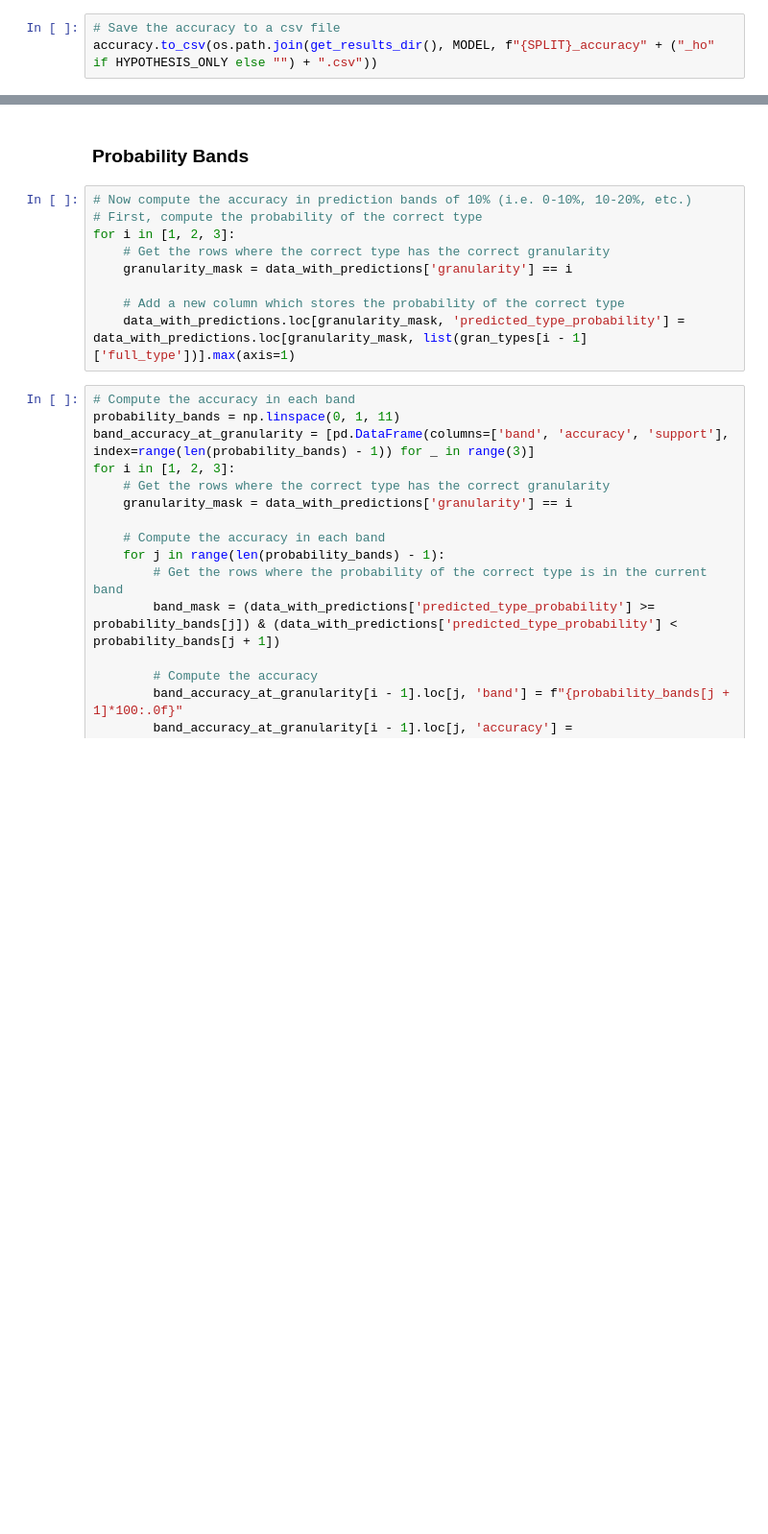
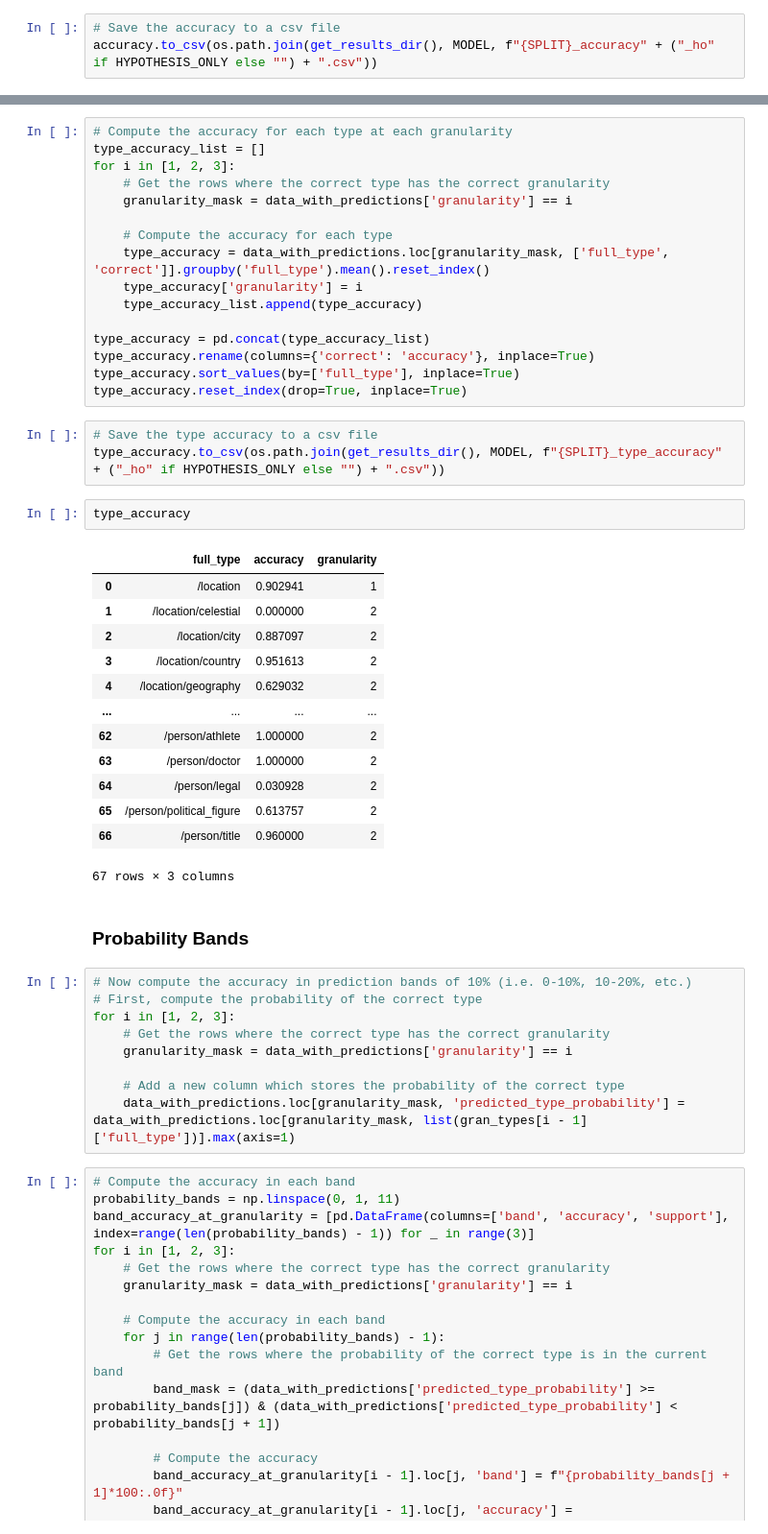
Before and after one commit to psaegert/nli-nec, a Jupyter notebook: notebooks/evaluate.ipynb, the cells around one changed output, grey strips where cells are left out. Shown at 96% size. Saved outputs shown, nothing was run; the diff lists cells and outputs as text; blank space fills up the shorter version.

```diff
--- a/notebooks/evaluate.ipynb
+++ b/notebooks/evaluate.ipynb
@@ -107,3 +107,38 @@ accuracy.to_csv(os.path.join(get_results_dir(), MODEL, f"{SPLIT}_accuracy" + ("_
+# %%
+# Compute the accuracy for each type at each granularity
+type_accuracy_list = []
+for i in [1, 2, 3]:
+    # Get the rows where the correct type has the correct granularity
+    granularity_mask = data_with_predictions['granularity'] == i
+
+    # Compute the accuracy for each type
+    type_accuracy = data_with_predictions.loc[granularity_mask, ['full_type', 'correct']].groupby('full_type').mean().reset_index()
+    type_accuracy['granularity'] = i
+    type_accuracy_list.append(type_accuracy)
+
+type_accuracy = pd.concat(type_accuracy_list)
+type_accuracy.rename(columns={'correct': 'accuracy'}, inplace=True)
+type_accuracy.sort_values(by=['full_type'], inplace=True)
+type_accuracy.reset_index(drop=True, inplace=True)
+# %%
+# Save the type accuracy to a csv file
+type_accuracy.to_csv(os.path.join(get_results_dir(), MODEL, f"{SPLIT}_type_accuracy" + ("_ho" if HYPOTHESIS_ONLY else "") + ".csv"))
+# %%
+type_accuracy
+# %% [output]
+|  | full_type | accuracy | granularity |
+| 0 | /location | 0.902941 | 1 |
+| 1 | /location/celestial | 0.000000 | 2 |
+| 2 | /location/city | 0.887097 | 2 |
+| 3 | /location/country | 0.951613 | 2 |
+| 4 | /location/geography | 0.629032 | 2 |
+| ... | ... | ... | ... |
+| 62 | /person/athlete | 1.000000 | 2 |
+| 63 | /person/doctor | 1.000000 | 2 |
+| 64 | /person/legal | 0.030928 | 2 |
+| 65 | /person/political_figure | 0.613757 | 2 |
+| 66 | /person/title | 0.960000 | 2 |
+67 rows × 3 columns
 # %% [markdown]
 ### Probability Bands
 # %%
```
Also changed, not shown: parts of 6 cells of this notebook, 14 other files.
